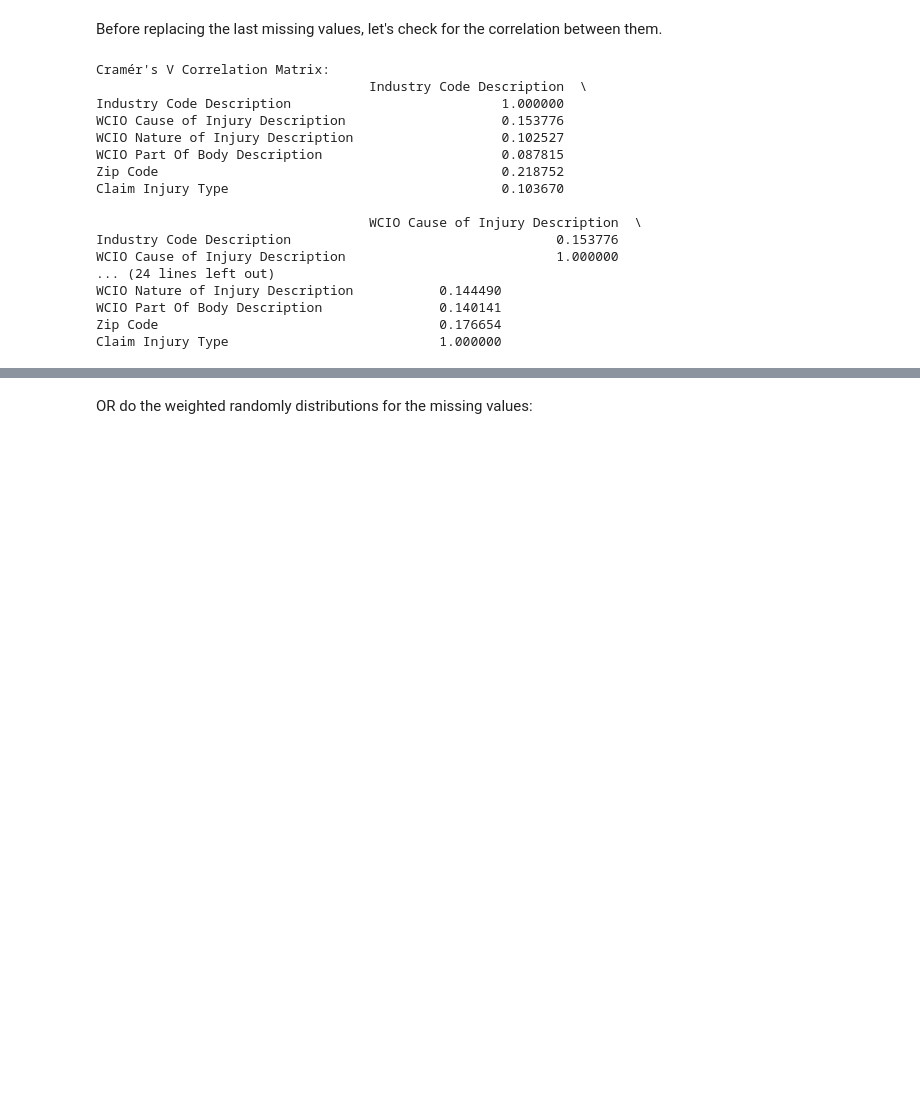
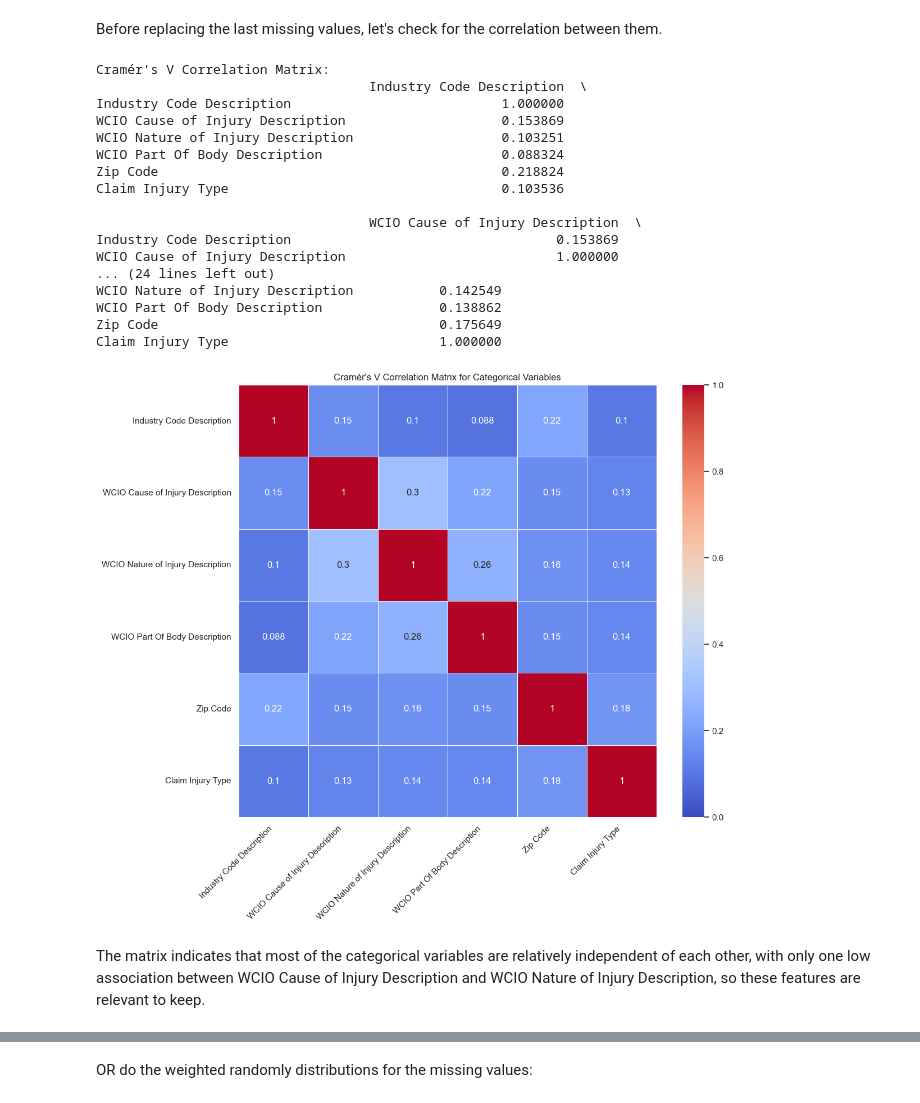
Before and after one commit to LenaHermann/ML_Project_Group52, a Jupyter notebook: Homework_Group52.ipynb, the cells around one changed output, grey strips where cells are left out. Cells and saved outputs as stored; diff of their text form; code cells hidden in the pictures; blank space fills up the shorter version.

```diff
--- a/Homework_Group52.ipynb
+++ b/Homework_Group52.ipynb
@@ -1143,2 +1131,0 @@ Looking at the date variables, transformed into days related to the accident day
-# %%
-train_df_prep = train_df_prep.drop(columns=['First Hearing Date', 'C-3 Date', 'IME-4 Count'])
@@ -1243,42 +1298,60 @@ categorical_columns = [
 ]
 
 # Create a DataFrame to store the correlation results
-correlation_matrix = pd.DataFrame(index=categorical_columns, columns=categorical_columns)
+correlation_cramer_matrix = pd.DataFrame(index=categorical_columns, columns=categorical_columns)
 
 # Calculate pairwise Cramér's V for each combination of the variables
 for col1 in categorical_columns:
     for col2 in categorical_columns:
         if col1 == col2:
             # Correlation with itself is always 1
-            correlation_matrix.loc[col1, col2] = 1.0
+            correlation_cramer_matrix.loc[col1, col2] = 1.0
         else:
             # Calculate Cramér's V for the pair
-            correlation_matrix.loc[col1, col2] = cramers_v(train_df_prep[col1], train_df_prep[col2])
+            correlation_cramer_matrix.loc[col1, col2] = cramers_v(train_df_prep[col1], train_df_prep[col2])
 
 # Convert the results to numeric type
-correlation_matrix = correlation_matrix.astype(float)
+correlation_cramer_matrix = correlation_cramer_matrix.astype(float)
 
 # Display the correlation matrix
 print("Cramér's V Correlation Matrix:")
-print(correlation_matrix)
+print(correlation_cramer_matrix)
 # %% [output]
 Cramér's V Correlation Matrix:
                                    Industry Code Description  \
 Industry Code Description                           1.000000
-WCIO Cause of Injury Description                    0.153776
-WCIO Nature of Injury Description                   0.102527
-WCIO Part Of Body Description                       0.087815
-Zip Code                                            0.218752
-Claim Injury Type                                   0.103670
+WCIO Cause of Injury Description                    0.153869
+WCIO Nature of Injury Description                   0.103251
+WCIO Part Of Body Description                       0.088324
+Zip Code                                            0.218824
+Claim Injury Type                                   0.103536
 
                                    WCIO Cause of Injury Description  \
-Industry Code Description                                  0.153776
+Industry Code Description                                  0.153869
 WCIO Cause of Injury Description                           1.000000
 ... (24 lines left out)
-WCIO Nature of Injury Description           0.144490
-WCIO Part Of Body Description               0.140141
-Zip Code                                    0.176654
+WCIO Nature of Injury Description           0.142549
+WCIO Part Of Body Description               0.138862
+Zip Code                                    0.175649
 Claim Injury Type                           1.000000
+# %%
+# Set up the matplotlib figure
+plt.figure(figsize=(12, 10))
+
+# Create a heatmap for the Cramér's V correlation matrix
+sns.heatmap(correlation_cramer_matrix, annot=True, cmap='coolwarm', vmin=0, vmax=1, linewidths=0.5)
+
+# Set the title and labels
+plt.title("Cramér's V Correlation Matrix for Categorical Variables")
+plt.xticks(rotation=45, ha='right')
+plt.yticks(rotation=0)
+
+# Show the plot
+plt.show()
+# %% [output]
+[figure, added]
+# %% [markdown]
+The matrix indicates that most of the categorical variables are relatively independent of each other, with only one low association between WCIO Cause of Injury Description and WCIO Nature of Injury Description, so these features are relevant to keep.
 # %%
 # Impute missing values with mode of each column
 train_df_prep_final = train_df_prep.apply(lambda col: col.fillna(col.mode()[0]))
```
Also changed, not shown: parts of 20 cells of this notebook.
